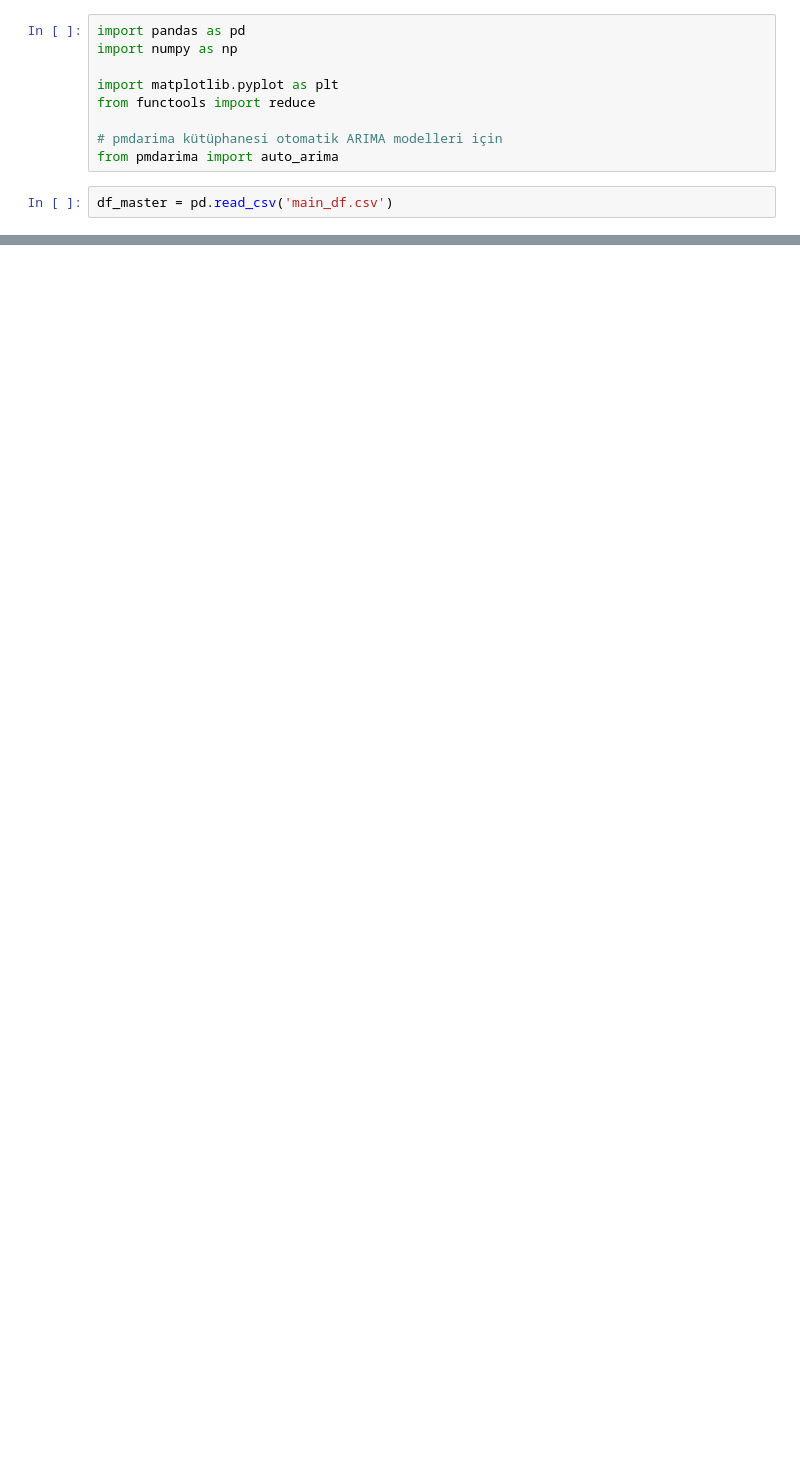
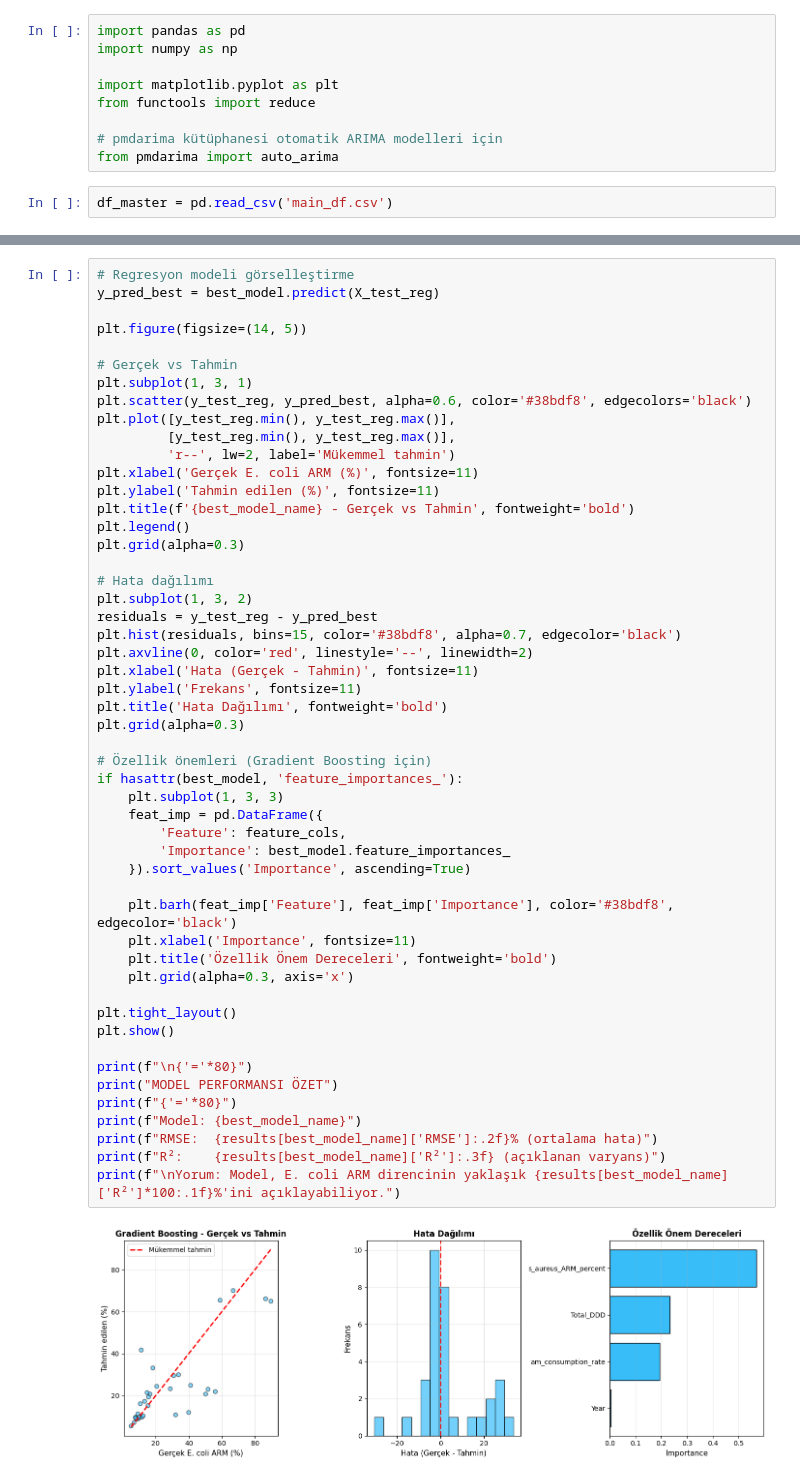
Before and after one commit to hasanaliozdemir/ARM-Data, a Jupyter notebook: model.ipynb, the cells around one changed output, grey strips where cells are left out. Cells and saved outputs as stored; diff of their text form; blank space fills up the shorter version.

```diff
--- a/model.ipynb
+++ b/model.ipynb
@@ -322,0 +627,53 @@ Sample:                    01-01-2011   HQIC                            20.758
+# %%
+# Regresyon modeli görselleştirme
+y_pred_best = best_model.predict(X_test_reg)
+
+plt.figure(figsize=(14, 5))
+
+# Gerçek vs Tahmin
+plt.subplot(1, 3, 1)
+plt.scatter(y_test_reg, y_pred_best, alpha=0.6, color='#38bdf8', edgecolors='black')
+plt.plot([y_test_reg.min(), y_test_reg.max()],
+         [y_test_reg.min(), y_test_reg.max()],
+         'r--', lw=2, label='Mükemmel tahmin')
+plt.xlabel('Gerçek E. coli ARM (%)', fontsize=11)
+plt.ylabel('Tahmin edilen (%)', fontsize=11)
+plt.title(f'{best_model_name} - Gerçek vs Tahmin', fontweight='bold')
+plt.legend()
+plt.grid(alpha=0.3)
+
+# Hata dağılımı
+plt.subplot(1, 3, 2)
+residuals = y_test_reg - y_pred_best
+plt.hist(residuals, bins=15, color='#38bdf8', alpha=0.7, edgecolor='black')
+plt.axvline(0, color='red', linestyle='--', linewidth=2)
+plt.xlabel('Hata (Gerçek - Tahmin)', fontsize=11)
+plt.ylabel('Frekans', fontsize=11)
+plt.title('Hata Dağılımı', fontweight='bold')
+plt.grid(alpha=0.3)
+
+# Özellik önemleri (Gradient Boosting için)
+if hasattr(best_model, 'feature_importances_'):
+    plt.subplot(1, 3, 3)
+    feat_imp = pd.DataFrame({
+        'Feature': feature_cols,
+        'Importance': best_model.feature_importances_
+    }).sort_values('Importance', ascending=True)
+
+    plt.barh(feat_imp['Feature'], feat_imp['Importance'], color='#38bdf8', edgecolor='black')
+    plt.xlabel('Importance', fontsize=11)
+    plt.title('Özellik Önem Dereceleri', fontweight='bold')
+    plt.grid(alpha=0.3, axis='x')
+
+plt.tight_layout()
+plt.show()
+
+print(f"\n{'='*80}")
+print("MODEL PERFORMANSI ÖZET")
+print(f"{'='*80}")
+print(f"Model: {best_model_name}")
+print(f"RMSE:  {results[best_model_name]['RMSE']:.2f}% (ortalama hata)")
+print(f"R²:    {results[best_model_name]['R²']:.3f} (açıklanan varyans)")
+print(f"\nYorum: Model, E. coli ARM direncinin yaklaşık {results[best_model_name]['R²']*100:.1f}%'ini açıklayabiliyor.")
+# %% [output]
+[figure, added]
```
Also changed, not shown: parts of 52 cells of this notebook, 31 other files.
